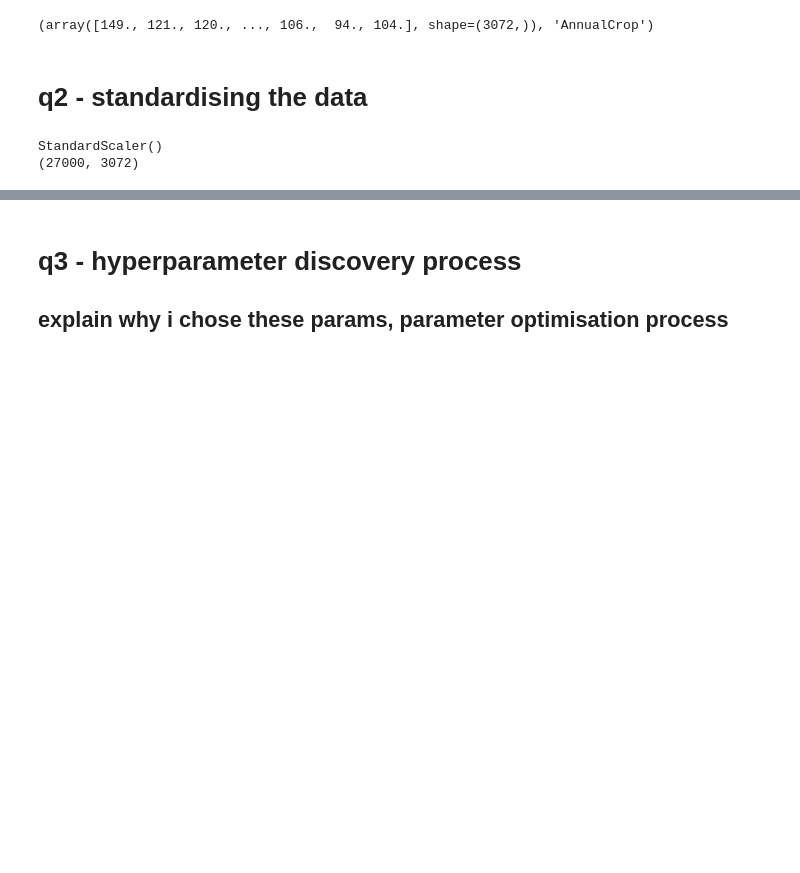
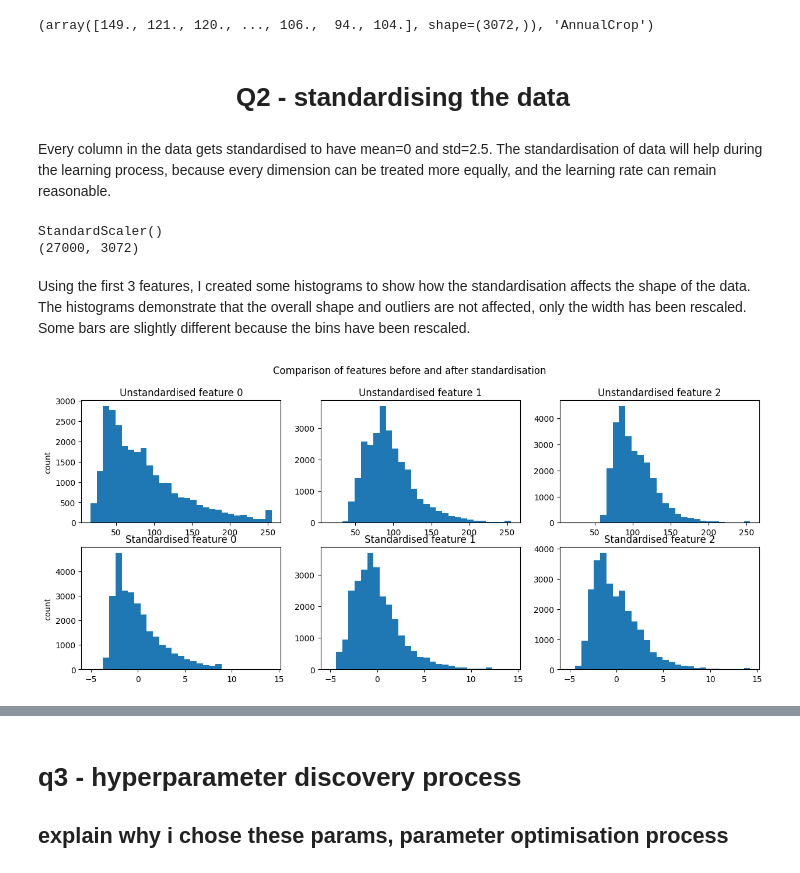
Before and after one commit to arjy143/CW-Earth-Classifier, a Jupyter notebook: coc131_cw_notebook.ipynb, the cells around one changed output, grey strips where cells are left out. Drawn from its saved outputs; the diff is of its cells as text; code cells hidden in the pictures; blank space fills up the shorter version.

```diff
--- a/coc131_cw_notebook.ipynb
+++ b/coc131_cw_notebook.ipynb
@@ -22,7 +21,9 @@ coc131.q1(r"C:\Users\A\VSCodeRepos\dataset\EuroSAT_RGB\AnnualCrop\AnnualCrop_1.j
 Skipping complete data processing step
 (array([149., 121., 120., ..., 106.,  94., 104.], shape=(3072,)), 'AnnualCrop')
 # %% [markdown]
-# q2 - standardising the data
+<h1 style="text-align:center">Q2 - standardising the data</h1>
+# %% [markdown]
+Every column in the data gets standardised to have mean=0 and std=2.5. The standardisation of data will help during the learning process, because every dimension can be treated more equally, and the learning rate can remain reasonable.
 # %%
 scaler, standardised_data = coc131.q2(coc131.x)
 print(scaler)
@@ -30,3 +31,21 @@ print(standardised_data.shape)
 # %% [output]
 StandardScaler()
 (27000, 3072)
+# %% [markdown]
+Using the first 3 features, I created some histograms to show how the standardisation affects the shape of the data. The histograms demonstrate that the overall shape and outliers are not affected, only the width has been rescaled. Some bars are slightly different because the bins have been rescaled.
+# %%
+features = [0,1,2]
+fig, axes = plt.subplots(2, len(features), figsize=(15, 6))
+for i, feature in enumerate(features):
+    bins_raw = np.linspace(coc131.x.min(), coc131.x.max(), 30)
+    bins_std = np.linspace(standardised_data.min(), standardised_data.max(), 30)
+    axes[0,i].hist(coc131.x[:, feature], bins=bins_raw)
+    axes[0, i].set_title(f"Unstandardised feature {feature}")
+    axes[1,i].hist(standardised_data[:, feature], bins=bins_std)
+    axes[1, i].set_title(f"Standardised feature {feature}")
+axes[0, 0].set_ylabel("count")
+axes[1, 0].set_ylabel("count")
+plt.suptitle("Comparison of features before and after standardisation")
+plt.show()
+# %% [output]
+[figure, added]
```
Also changed, not shown: parts of 10 cells of this notebook.
